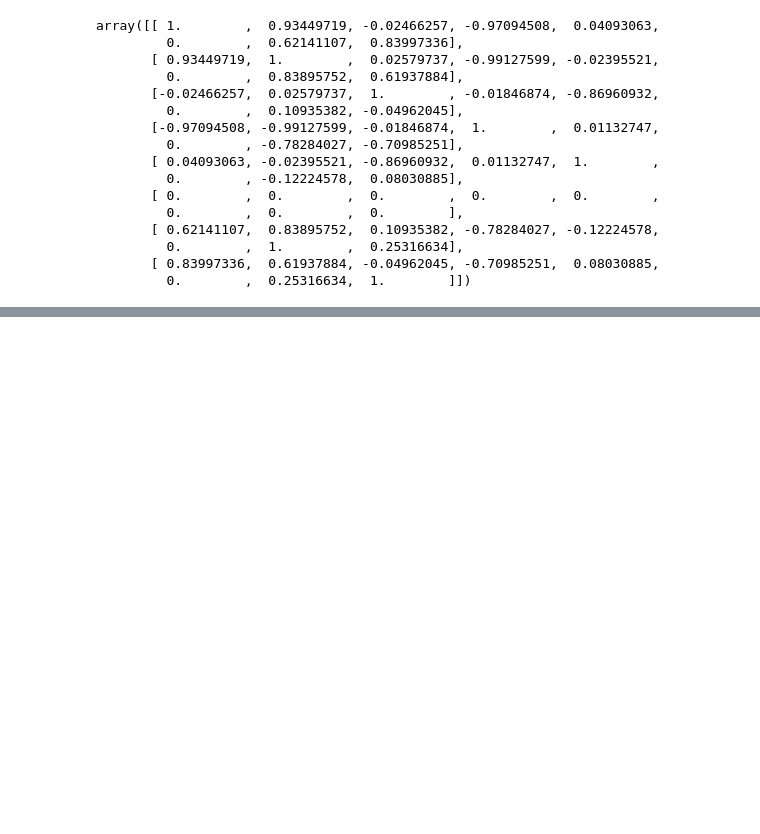
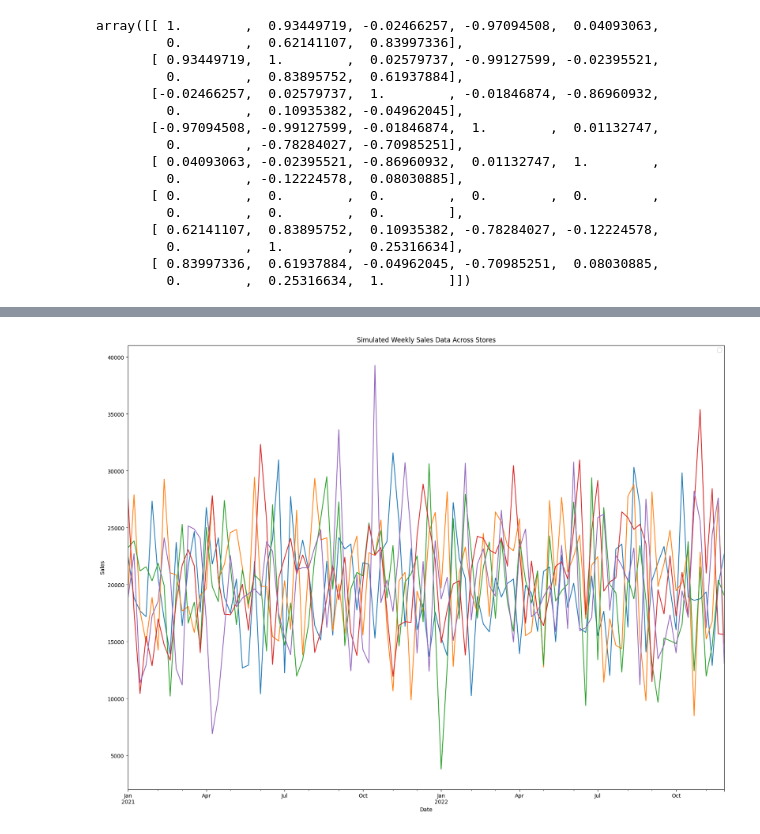
Before and after one commit to georgesmiaka/ITPF, a Jupyter notebook: forecast/notebooks/timeseries_analyse.ipynb, the cells around one changed output, grey strips where cells are left out. Saved outputs shown, nothing was run; the diff lists cells and outputs as text; code cells hidden in the pictures; blank space fills up the shorter version.

```diff
--- a/forecast/notebooks/timeseries_analyse.ipynb
+++ b/forecast/notebooks/timeseries_analyse.ipynb
@@ -737,0 +926,36 @@ array([[ 1.        ,  0.93449719, -0.02466257, -0.97094508,  0.04093063,
+# %%
+import numpy as np
+import pandas as pd
+import matplotlib.pyplot as plt
+
+# Set seed for reproducibility
+np.random.seed(42)
+
+# Define parameters
+n_dates = 100  # number of dates
+n_stores = 5   # number of stores
+
+# Create date range
+dates = pd.date_range(start='2021-01-01', periods=n_dates, freq='W')
+
+# Simulate weekly sales data
+data = np.random.normal(loc=20000, scale=5000, size=(n_dates, n_stores))
+
+# Create a DataFrame
+sales_data = pd.DataFrame(data, index=dates, columns=[f'Store_{i+1}' for i in range(n_stores)])
+
+# Pivot data (in this case, it's already in the desired form, but let's format it as per your original question)
+sales_data = sales_data.stack().reset_index()
+sales_data.columns = ['Date', 'Store', 'Weekly_Sales']
+
+# Create pivot table similar to the one you'd have after reading from a CSV
+pivot_table = sales_data.pivot_table(index='Date', columns='Store', values='Weekly_Sales')
+
+# Plotting the data
+ax = pivot_table.plot(figsize=(20, 15))
+ax.legend([])
+ax.set_ylabel('Sales')
+plt.title('Simulated Weekly Sales Data Across Stores')
+plt.show()
+# %% [output]
+[figure, added]
```
Also changed, not shown: parts of 27 cells of this notebook, 3 other files.
